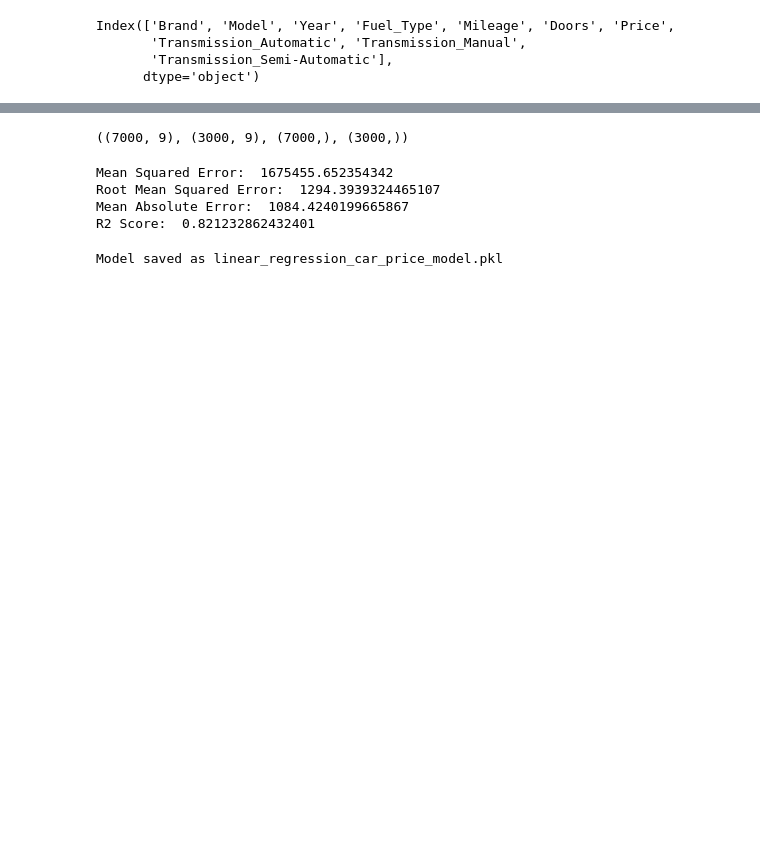
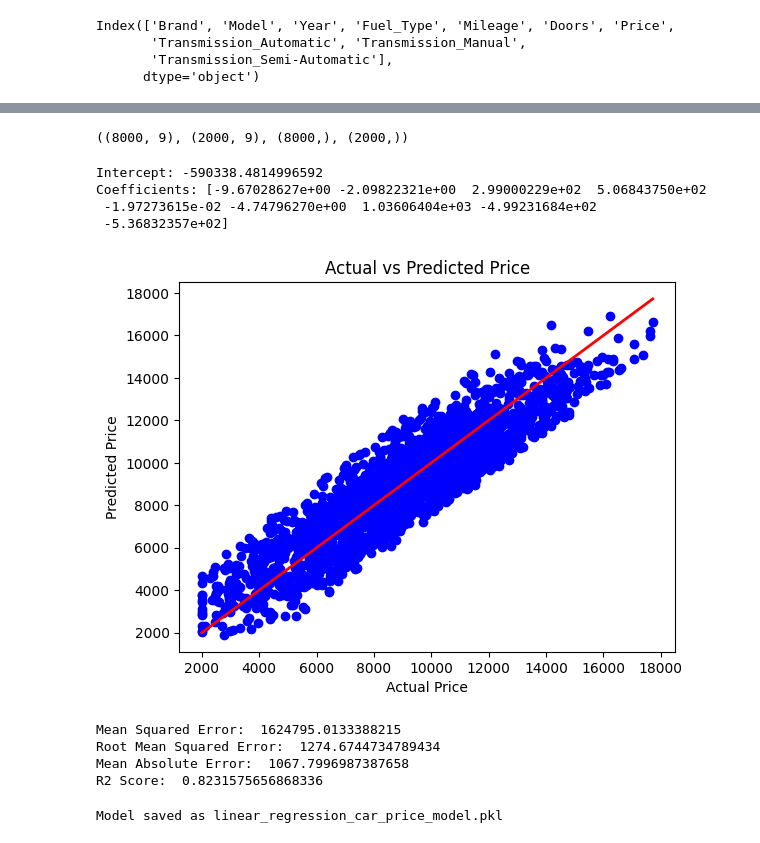
Before and after one commit to jonhatan0329/project_car_pricing_C0922989, a Jupyter notebook: Car_pricing_C0922989.ipynb, the cells around one changed output, grey strips where cells are left out. Saved outputs shown, nothing was run; the diff lists cells and outputs as text; code cells hidden in the pictures; blank space fills up the shorter version.

```diff
--- a/Car_pricing_C0922989.ipynb
+++ b/Car_pricing_C0922989.ipynb
@@ -152,11 +148,11 @@ y = df['Price']  # Target variable
 from sklearn.model_selection import train_test_split
 # %%
 # split this X and y into Train_data and test_data
-X_train, X_test,y_train, y_test=train_test_split(X, y, test_size=0.3, random_state=1 )
+X_train, X_test,y_train, y_test=train_test_split(X, y, test_size=0.2, random_state=42 )
 # %%
 X_train.shape, X_test.shape, y_train.shape, y_test.shape
 # %% [output]
-((7000, 9), (3000, 9), (7000,), (3000,))
+((8000, 9), (2000, 9), (8000,), (2000,))
 # %%
 # intialize the model
 model=LinearRegression()
@@ -166,6 +162,28 @@ model.fit(X_train, y_train)
 
 # test the model
 y_pred=model.predict(X_test)
+# %%
+# Print coefficients
+print(f"Intercept: {model.intercept_}")
+print(f"Coefficients: {model.coef_}")
+# %% [output]
+Intercept: -590338.4814996592
+Coefficients: [-9.67028627e+00 -2.09822321e+00  2.99000229e+02  5.06843750e+02
+ -1.97273615e-02 -4.74796270e+00  1.03606404e+03 -4.99231684e+02
+ -5.36832357e+02]
+# %%
+# Predicting the sales
+y_pred = model.predict(X_test)
+
+# Plotting actual vs predicted sales
+plt.scatter(y_test, y_pred, color='blue')
+plt.plot([y_test.min(), y_test.max()], [y_test.min(), y_test.max()], color='red', linewidth=2)  # Perfect prediction line
+plt.xlabel('Actual Price')
+plt.ylabel('Predicted Price')
+plt.title('Actual vs Predicted Price')
+plt.show()
+# %% [output]
+[figure, added]
 # %%
 from sklearn.metrics import mean_squared_error, r2_score, mean_absolute_error
 
@@ -174,10 +192,10 @@ print('Root Mean Squared Error: ', np.sqrt(mean_squared_error(y_test, y_pred)))
 print('Mean Absolute Error: ', mean_absolute_error(y_test, y_pred))
 print('R2 Score: ', r2_score(y_test, y_pred))
 # %% [output]
-Mean Squared Error:  1675455.652354342
-Root Mean Squared Error:  1294.3939324465107
-Mean Absolute Error:  1084.4240199665867
-R2 Score:  0.821232862432401
+Mean Squared Error:  1624795.0133388215
+Root Mean Squared Error:  1274.6744734789434
+Mean Absolute Error:  1067.7996987387658
+R2 Score:  0.8231575656868336
 # %%
 import pickle
 pickle.dump(model, open('model_lr_cp_c0922989.pkl', 'wb')) # Save the trained model to a file
```
Also changed, not shown: parts of 5 cells of this notebook, 1 other file.
